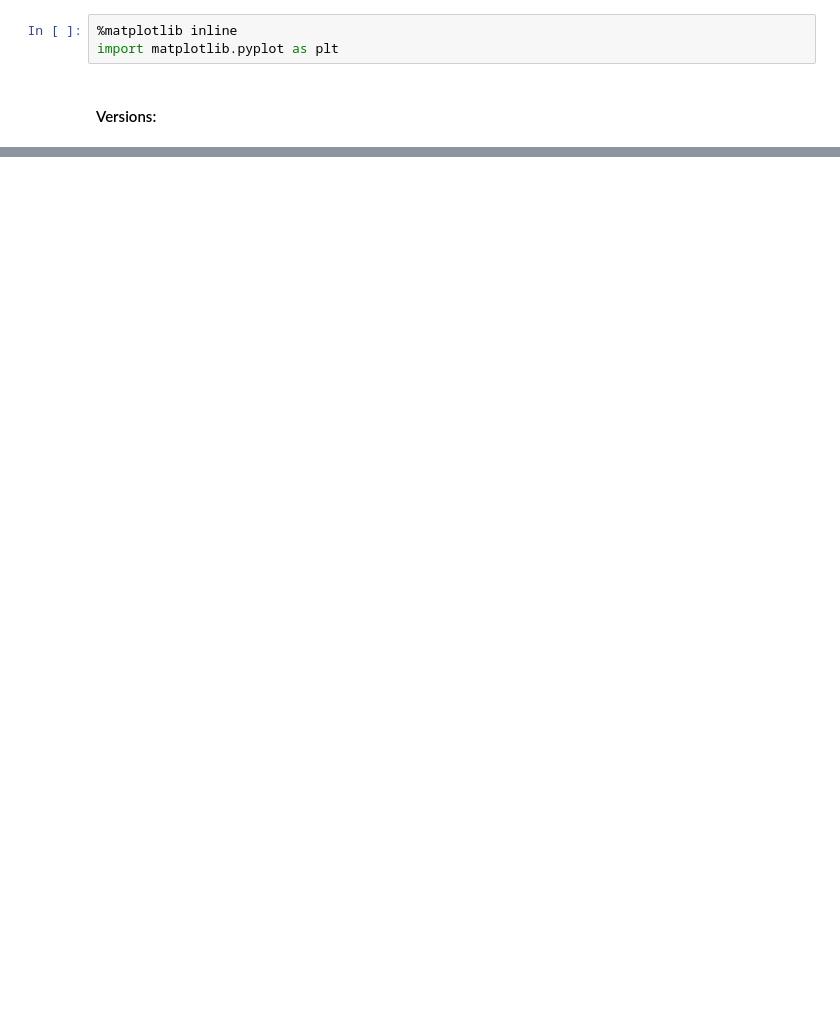
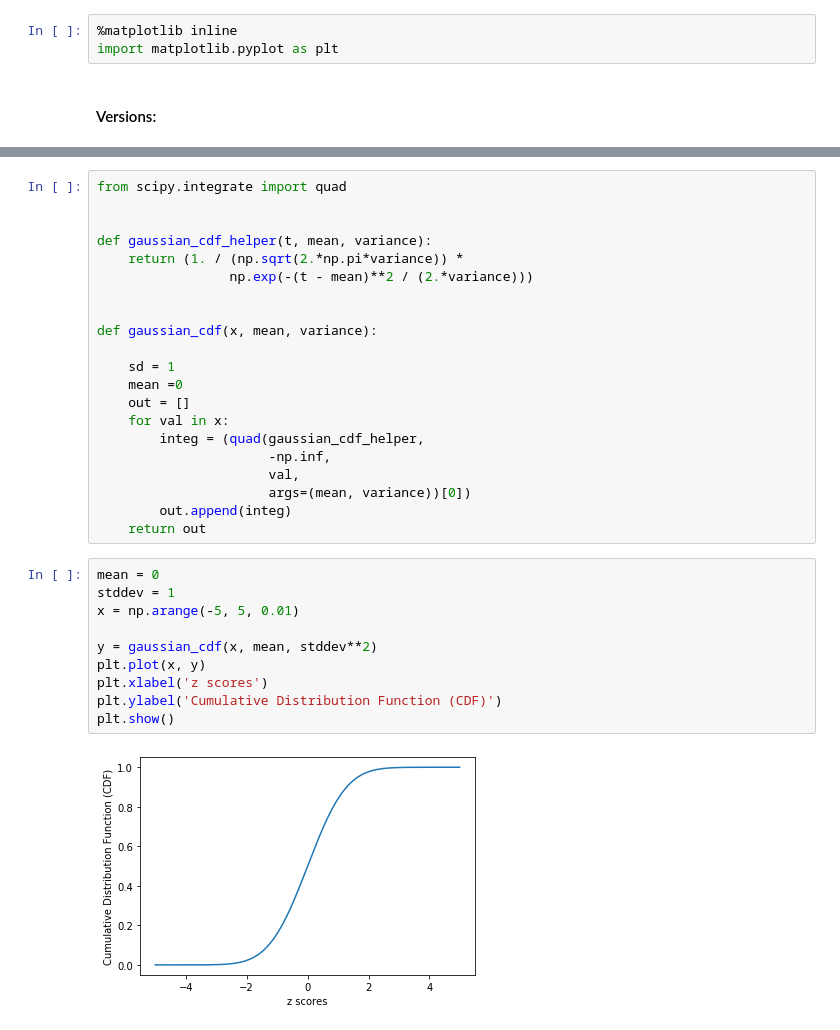
Before and after one commit to oercompbiomed/Seili-2019, a Jupyter notebook: notebooks/1.4-scipy-basics.ipynb, the cells around one changed output, grey strips where cells are left out. Drawn from its saved outputs; the diff is of its cells as text; blank space fills up the shorter version.

Commit message:
updated 1.4-scipy-basics with statistics

```diff
--- a/notebooks/1.4-scipy-basics.ipynb
+++ b/notebooks/1.4-scipy-basics.ipynb
@@ -45,0 +143,33 @@ IPython version: 7.7.0
+# %%
+from scipy.integrate import quad
+
+
+def gaussian_cdf_helper(t, mean, variance):
+    return (1. / (np.sqrt(2.*np.pi*variance)) *
+                 np.exp(-(t - mean)**2 / (2.*variance)))
+
+
+def gaussian_cdf(x, mean, variance):
+
+    sd = 1
+    mean =0
+    out = []
+    for val in x:
+        integ = (quad(gaussian_cdf_helper,
+                      -np.inf,
+                      val,
+                      args=(mean, variance))[0])
+        out.append(integ)
+    return out
+# %%
+mean = 0
+stddev = 1
+x = np.arange(-5, 5, 0.01)
+
+y = gaussian_cdf(x, mean, stddev**2)
+plt.plot(x, y)
+plt.xlabel('z scores')
+plt.ylabel('Cumulative Distribution Function (CDF)')
+plt.show()
+# %% [output]
+[figure, added]
```
Also changed, not shown: parts of 26 cells of this notebook, 4 other files.
